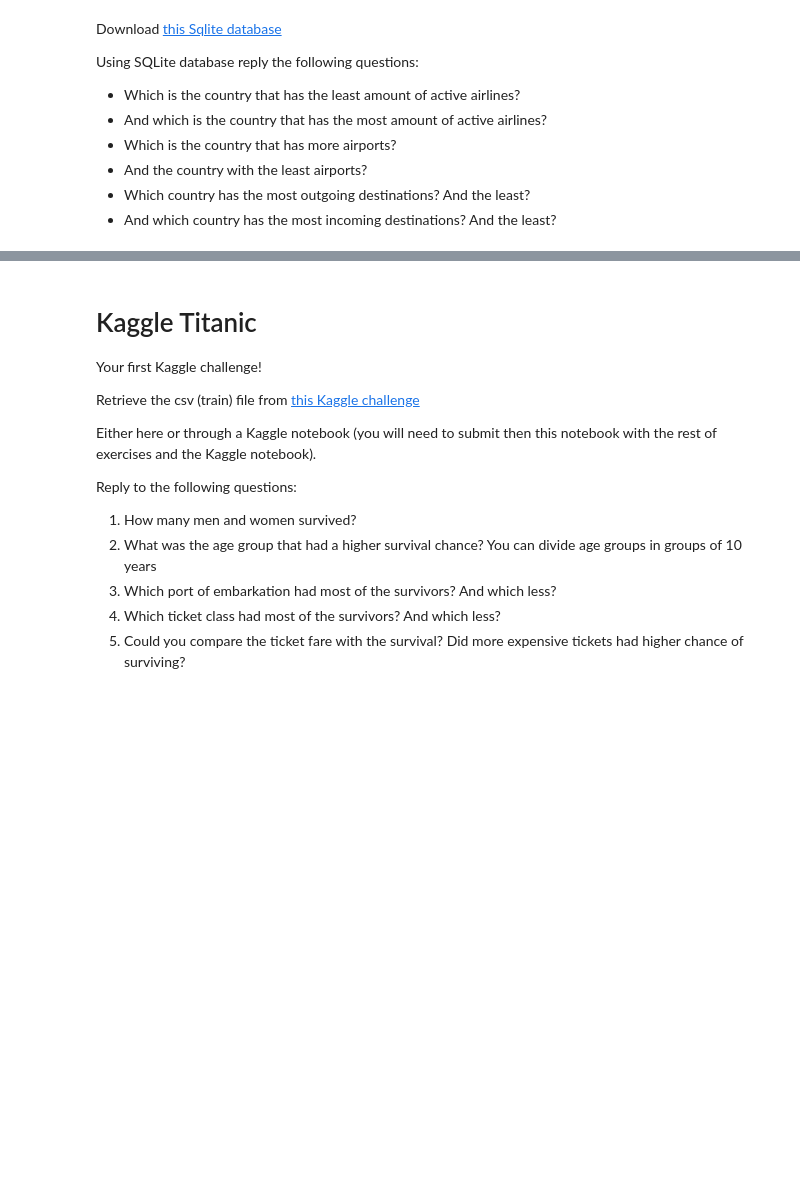
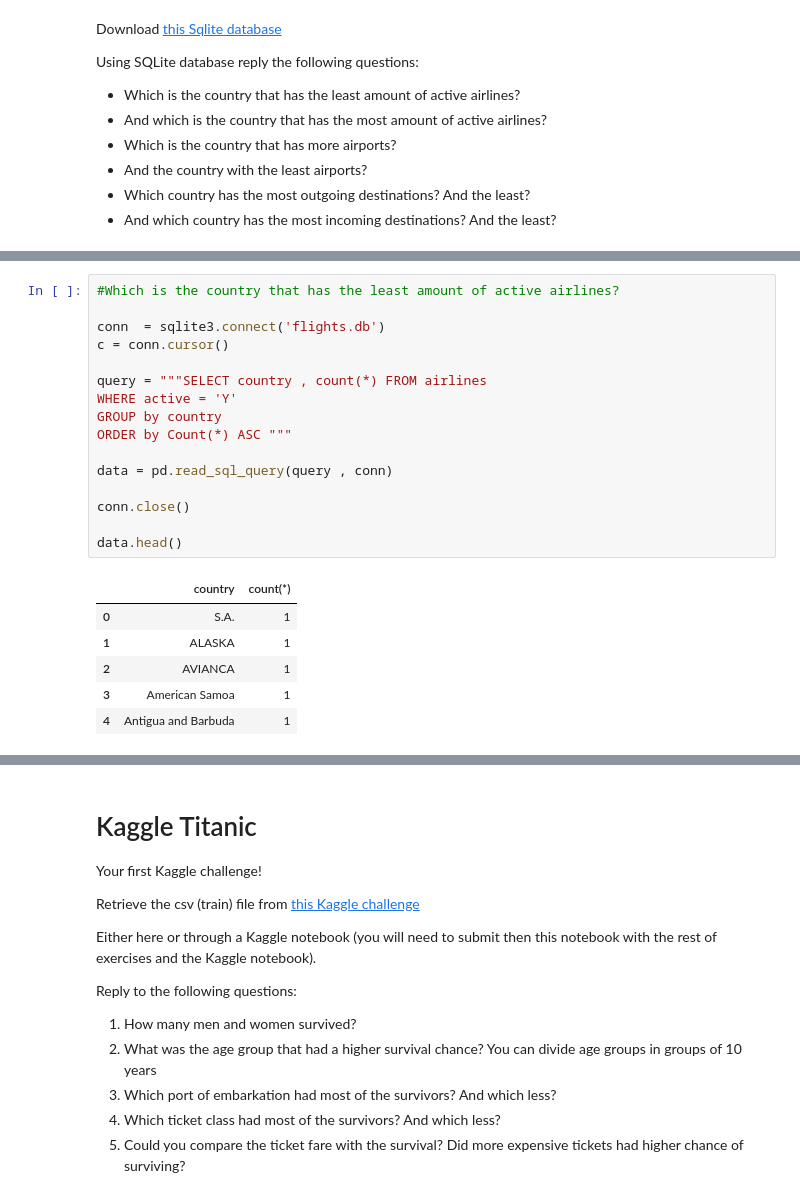
Before and after one commit to KhaldounN/first-project-, a Jupyter notebook: exercises/Session_3_4_EXERCISES.ipynb, the cells around one changed output, grey strips where cells are left out. Saved outputs shown, nothing was run; the diff lists cells and outputs as text; blank space fills up the shorter version.

```diff
--- a/exercises/Session_3_4_EXERCISES.ipynb
+++ b/exercises/Session_3_4_EXERCISES.ipynb
@@ -373,0 +407,23 @@ Using SQLite database reply the following questions:
+# %%
+#Which is the country that has the least amount of active airlines?
+
+conn  = sqlite3.connect('flights.db')
+c = conn.cursor()
+
+query = """SELECT country , count(*) FROM airlines
+WHERE active = 'Y'
+GROUP by country
+ORDER by Count(*) ASC """
+
+data = pd.read_sql_query(query , conn)
+
+conn.close()
+
+data.head()
+# %% [output]
+|  | country | count(*) |
+| 0 | S.A. | 1 |
+| 1 | ALASKA | 1 |
+| 2 | AVIANCA | 1 |
+| 3 | American Samoa | 1 |
+| 4 | Antigua and Barbuda | 1 |
```
Also changed, not shown: parts of 7 cells of this notebook.
